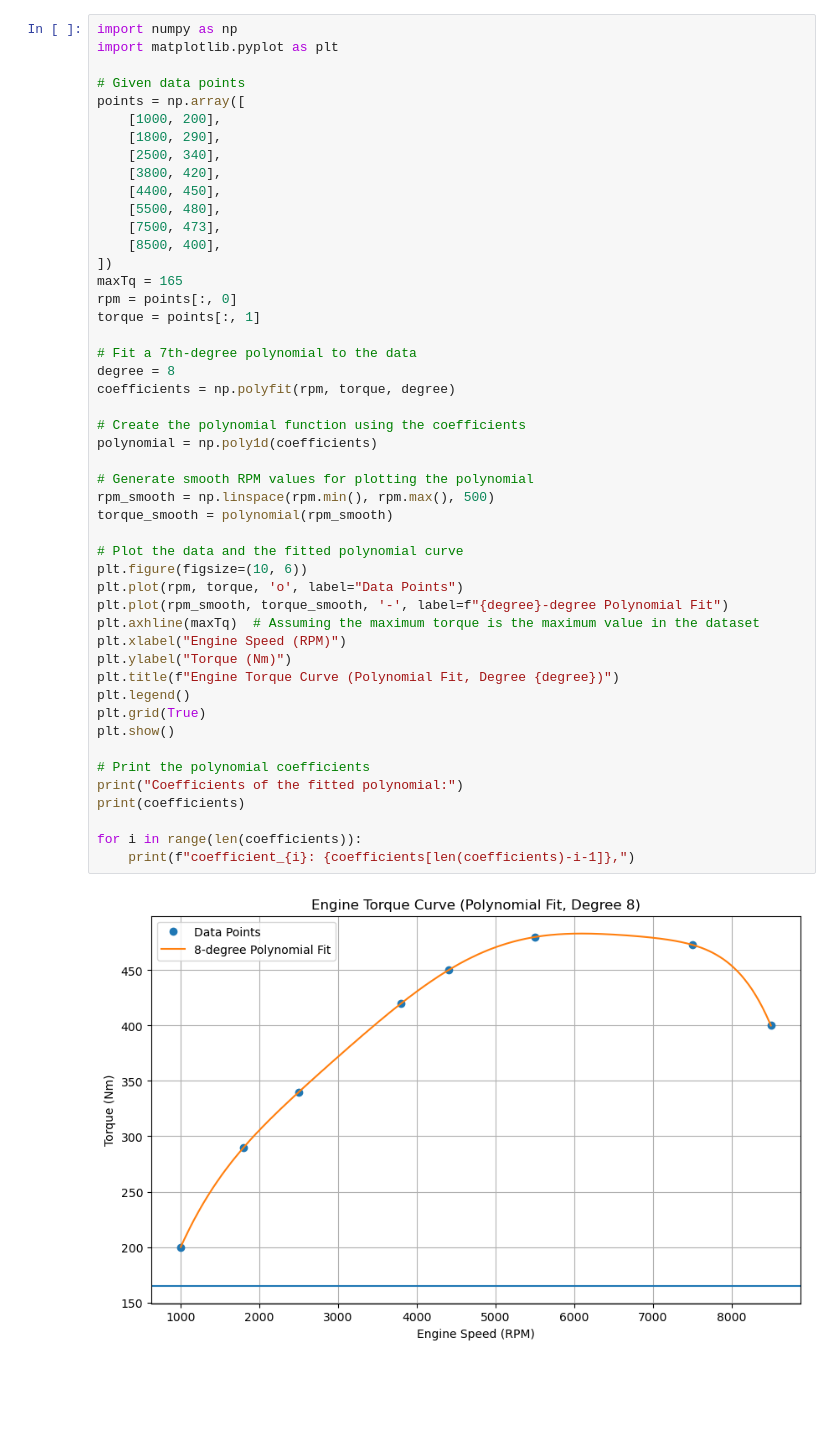
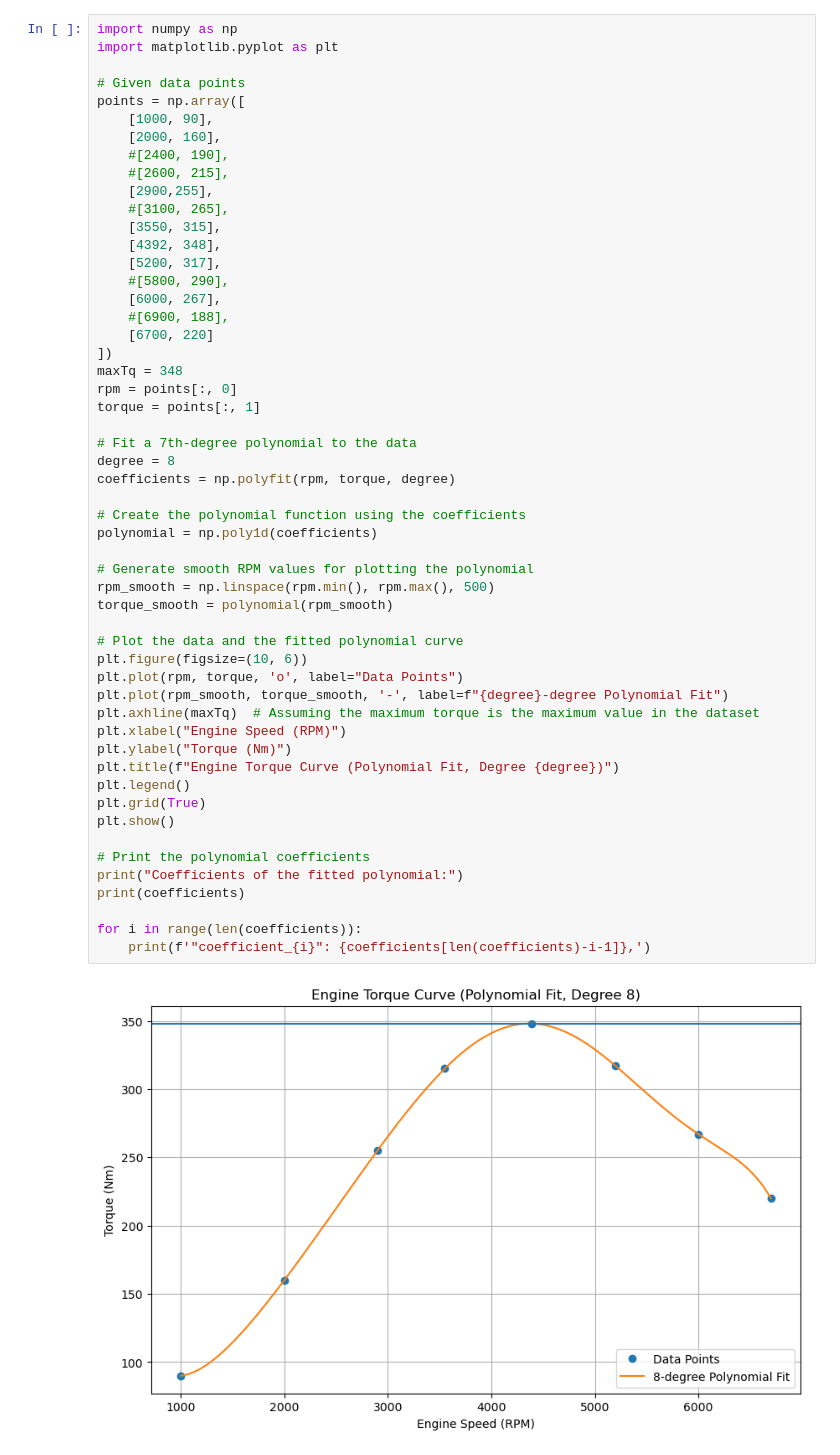
Before and after one commit to vougioukakis/car-acceleration-app, a Jupyter notebook: tools/torque_curve_generator.ipynb, the cells around one changed output. Saved outputs shown, nothing was run; the diff lists cells and outputs as text; blank space fills up the shorter version.

```diff
--- a/tools/torque_curve_generator.ipynb
+++ b/tools/torque_curve_generator.ipynb
@@ -4,48 +4,53 @@ import matplotlib.pyplot as plt
 
 # Given data points
 points = np.array([
-    [1000, 200],
-    [1800, 290],
-    [2500, 340],
-    [3800, 420],
-    [4400, 450],
-    [5500, 480],
-    [7500, 473],
-    [8500, 400],
+    [1000, 90],
+    [2000, 160],
+    #[2400, 190],
+    #[2600, 215],
+    [2900,255],
+    #[3100, 265],
+    [3550, 315],
+    [4392, 348],
+    [5200, 317],
+    #[5800, 290],
+    [6000, 267],
+    #[6900, 188],
+    [6700, 220]
 ])
-maxTq = 165
+maxTq = 348
 rpm = points[:, 0]
 torque = points[:, 1]
 
 # Fit a 7th-degree polynomial to the data
 degree = 8
 coefficients = np.polyfit(rpm, torque, degree)
 
 # Create the polynomial function using the coefficients
 polynomial = np.poly1d(coefficients)
 
 # Generate smooth RPM values for plotting the polynomial
 rpm_smooth = np.linspace(rpm.min(), rpm.max(), 500)
 torque_smooth = polynomial(rpm_smooth)
 
 # Plot the data and the fitted polynomial curve
 plt.figure(figsize=(10, 6))
 plt.plot(rpm, torque, 'o', label="Data Points")
 plt.plot(rpm_smooth, torque_smooth, '-', label=f"{degree}-degree Polynomial Fit")
 plt.axhline(maxTq)  # Assuming the maximum torque is the maximum value in the dataset
 plt.xlabel("Engine Speed (RPM)")
 plt.ylabel("Torque (Nm)")
 plt.title(f"Engine Torque Curve (Polynomial Fit, Degree {degree})")
 plt.legend()
 plt.grid(True)
 plt.show()
 
 # Print the polynomial coefficients
 print("Coefficients of the fitted polynomial:")
 print(coefficients)
 
 for i in range(len(coefficients)):
-    print(f"coefficient_{i}: {coefficients[len(coefficients)-i-1]},")
+    print(f'"coefficient_{i}": {coefficients[len(coefficients)-i-1]},')
 # %% [output]
-[figure, old version]
+[figure, new version]
 Coefficients of the fitted polynomial:
```
Also changed, not shown: parts of 1 cell of this notebook, 10 other files.
